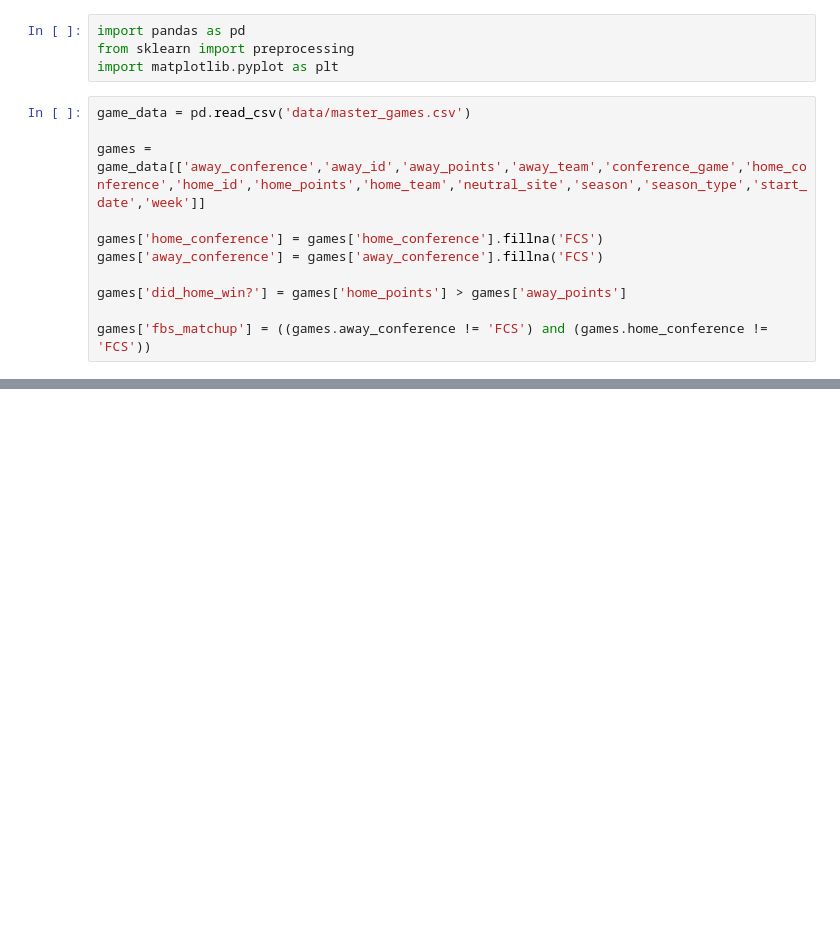
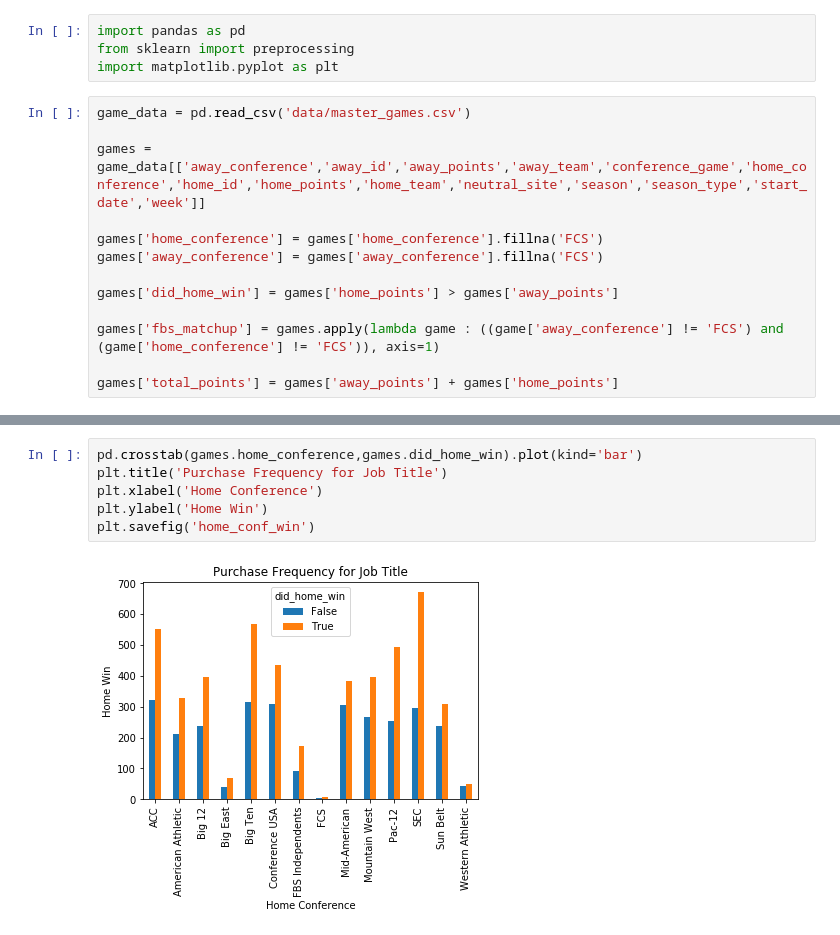
Before and after one commit to ChangedNameTo/CFBPoll, a Jupyter notebook: games_regression_exploration.ipynb, the cells around one changed output, grey strips where cells are left out. Drawn from its saved outputs; the diff is of its cells as text; blank space fills up the shorter version.

```diff
--- a/games_regression_exploration.ipynb
+++ b/games_regression_exploration.ipynb
@@ -10,6 +10,8 @@ games = game_data[['away_conference','away_id','away_points','away_team','confer
 games['home_conference'] = games['home_conference'].fillna('FCS')
 games['away_conference'] = games['away_conference'].fillna('FCS')
 
-games['did_home_win?'] = games['home_points'] > games['away_points']
+games['did_home_win'] = games['home_points'] > games['away_points']
 
-games['fbs_matchup'] = ((games.away_conference != 'FCS') and (games.home_conference != 'FCS'))
+games['fbs_matchup'] = games.apply(lambda game : ((game['away_conference'] != 'FCS') and (game['home_conference'] != 'FCS')), axis=1)
+
+games['total_points'] = games['away_points'] + games['home_points']
@@ -45,0 +114,8 @@ array(['FCS', 'Sun Belt', 'SEC', 'Mountain West', 'ACC', 'Mid-American',
+# %%
+pd.crosstab(games.home_conference,games.did_home_win).plot(kind='bar')
+plt.title('Purchase Frequency for Job Title')
+plt.xlabel('Home Conference')
+plt.ylabel('Home Win')
+plt.savefig('home_conf_win')
+# %% [output]
+[figure, added]
```
Also changed, not shown: parts of 10 cells of this notebook, 1 other file.
